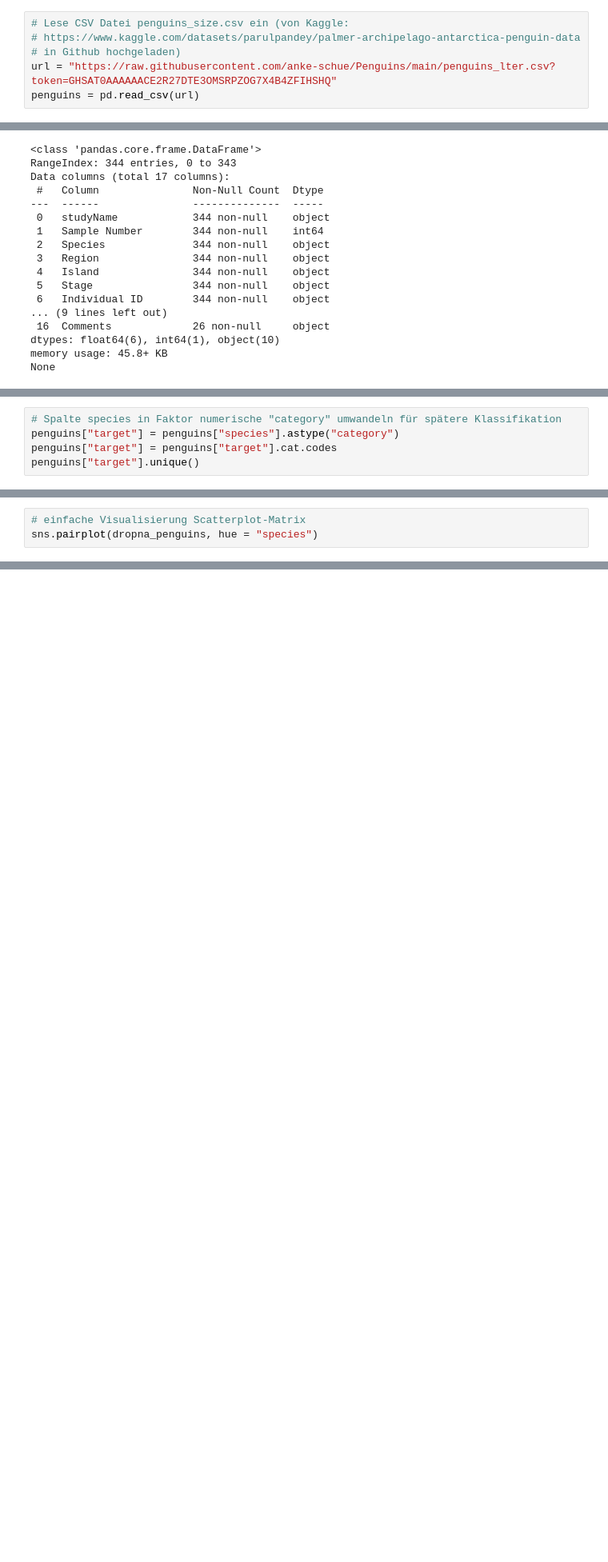
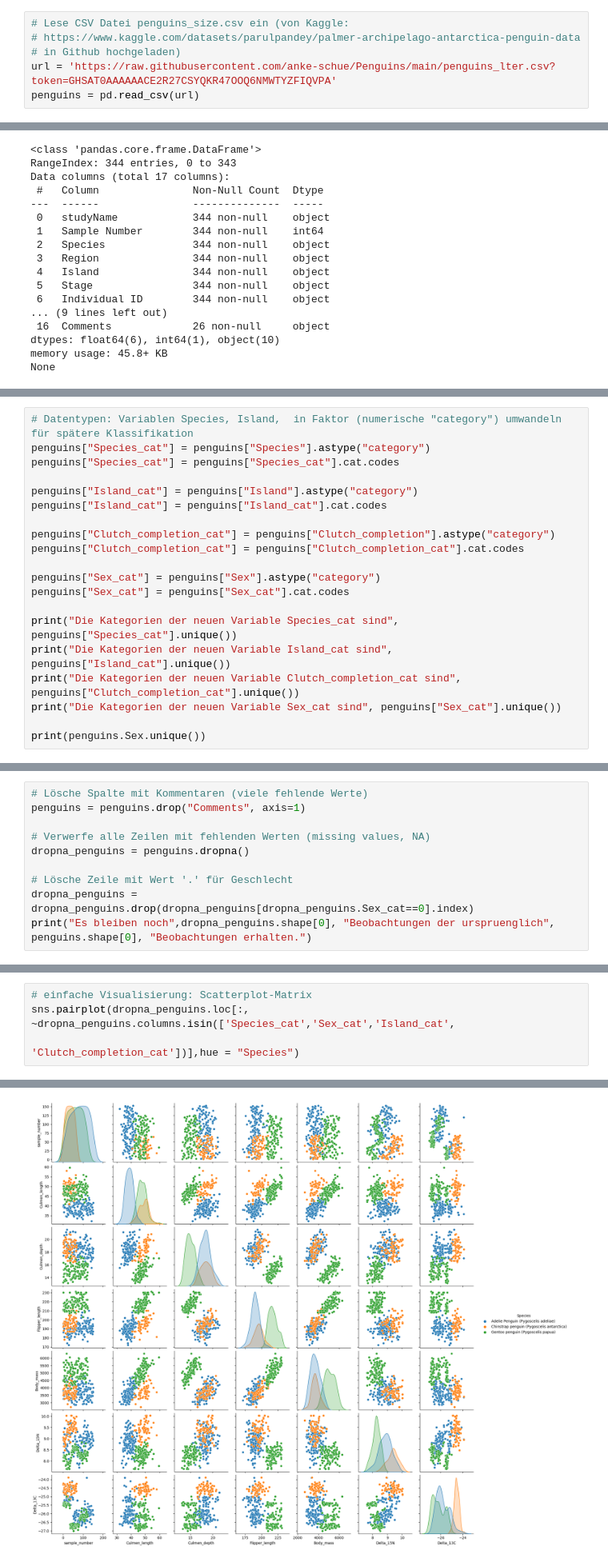
Before and after one commit to anke-schue/Penguins, a Jupyter notebook: Kopie von 23S_projekt_penguins.ipynb, the cells around one changed output, grey strips where cells are left out. Shown at 80% size. Cells and saved outputs as stored; diff of their text form; blank space fills up the shorter version.

```diff
--- a/Kopie von 23S_projekt_penguins.ipynb
+++ b/Kopie von 23S_projekt_penguins.ipynb
@@ -26,5 +28,5 @@ print(pd.__version__)
 # Lese CSV Datei penguins_size.csv ein (von Kaggle:
 # https://www.kaggle.com/datasets/parulpandey/palmer-archipelago-antarctica-penguin-data
 # in Github hochgeladen)
-url = "https://raw.githubusercontent.com/anke-schue/Penguins/main/penguins_lter.csv?token=GHSAT0AAAAAACE2R27DTE3OMSRPZOG7X4B4ZFIHSHQ"
+url = 'https://raw.githubusercontent.com/anke-schue/Penguins/main/penguins_lter.csv?token=GHSAT0AAAAAACE2R27CSYQKR47OOQ6NMWTYZFIQVPA'
 penguins = pd.read_csv(url)
@@ -90,5 +108,0 @@ NameError: ignored
-# %%
-# Spalte species in Faktor numerische "category" umwandeln für spätere Klassifikation
-penguins["target"] = penguins["species"].astype("category")
-penguins["target"] = penguins["target"].cat.codes
-penguins["target"].unique()
@@ -108,0 +130,20 @@ dropna_penguins.corr(numeric_only = True)
+# %%
+# Datentypen: Variablen Species, Island,  in Faktor (numerische "category") umwandeln für spätere Klassifikation
+penguins["Species_cat"] = penguins["Species"].astype("category")
+penguins["Species_cat"] = penguins["Species_cat"].cat.codes
+
+penguins["Island_cat"] = penguins["Island"].astype("category")
+penguins["Island_cat"] = penguins["Island_cat"].cat.codes
+
+penguins["Clutch_completion_cat"] = penguins["Clutch_completion"].astype("category")
+penguins["Clutch_completion_cat"] = penguins["Clutch_completion_cat"].cat.codes
+
+penguins["Sex_cat"] = penguins["Sex"].astype("category")
+penguins["Sex_cat"] = penguins["Sex_cat"].cat.codes
+
+print("Die Kategorien der neuen Variable Species_cat sind", penguins["Species_cat"].unique())
+print("Die Kategorien der neuen Variable Island_cat sind", penguins["Island_cat"].unique())
+print("Die Kategorien der neuen Variable Clutch_completion_cat sind", penguins["Clutch_completion_cat"].unique())
+print("Die Kategorien der neuen Variable Sex_cat sind", penguins["Sex_cat"].unique())
+
+print(penguins.Sex.unique())
@@ -108,0 +156,10 @@ dropna_penguins.corr(numeric_only = True)
+# %%
+# Lösche Spalte mit Kommentaren (viele fehlende Werte)
+penguins = penguins.drop("Comments", axis=1)
+
+# Verwerfe alle Zeilen mit fehlenden Werten (missing values, NA)
+dropna_penguins = penguins.dropna()
+
+# Lösche Zeile mit Wert '.' für Geschlecht
+dropna_penguins = dropna_penguins.drop(dropna_penguins[dropna_penguins.Sex_cat==0].index)
+print("Es bleiben noch",dropna_penguins.shape[0], "Beobachtungen der urspruenglich", penguins.shape[0], "Beobachtungen erhalten.")
@@ -109,3 +204,5 @@ dropna_penguins.corr(numeric_only = True)
 # %%
-# einfache Visualisierung Scatterplot-Matrix
-sns.pairplot(dropna_penguins, hue = "species")
+# einfache Visualisierung: Scatterplot-Matrix
+sns.pairplot(dropna_penguins.loc[:, ~dropna_penguins.columns.isin(['Species_cat','Sex_cat','Island_cat',
+                                                                   'Clutch_completion_cat'])],hue = "Species")
+# %% [output]
@@ -112,3 +210,4 @@ sns.pairplot(dropna_penguins, hue = "species")
+[figure, added]
 # %% [markdown]
 ### kNN-Klassifikation ausprobieren
 # %%
```
Also changed, not shown: parts of 77 cells of this notebook.
